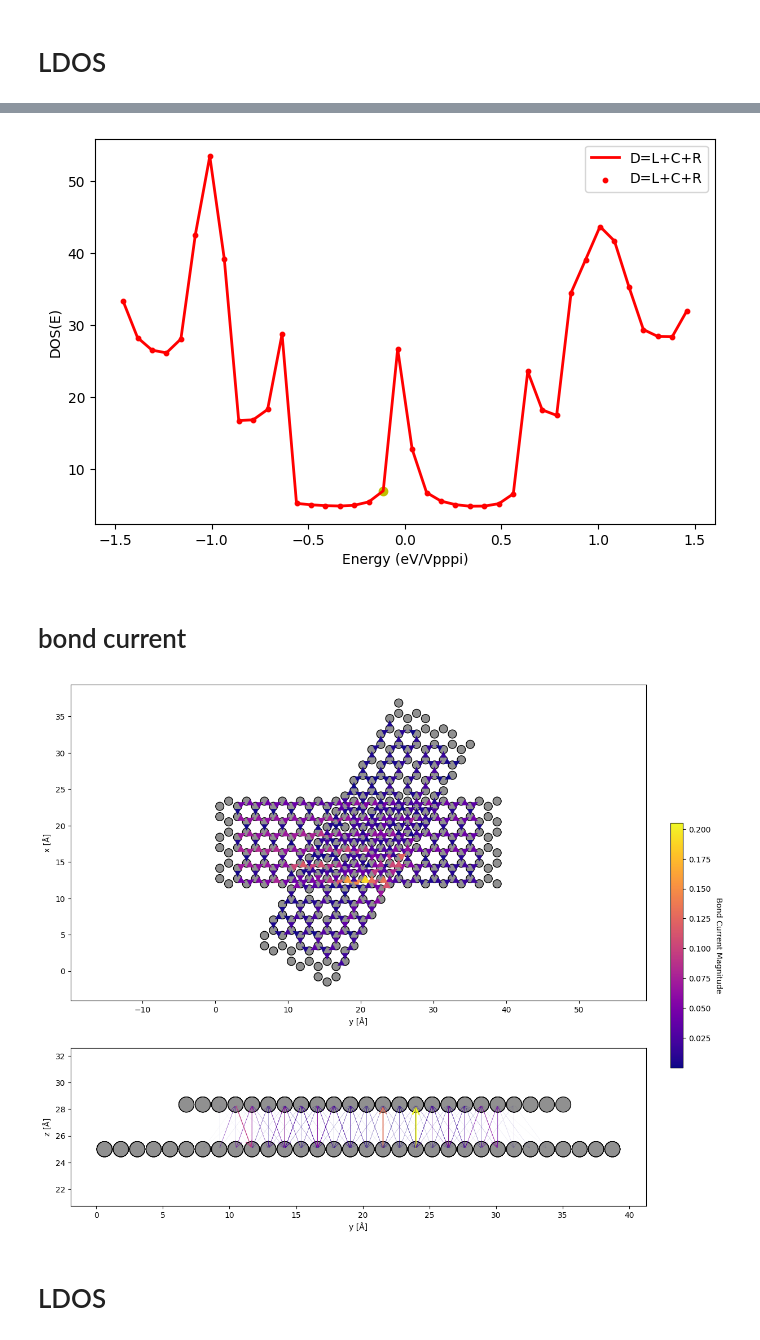
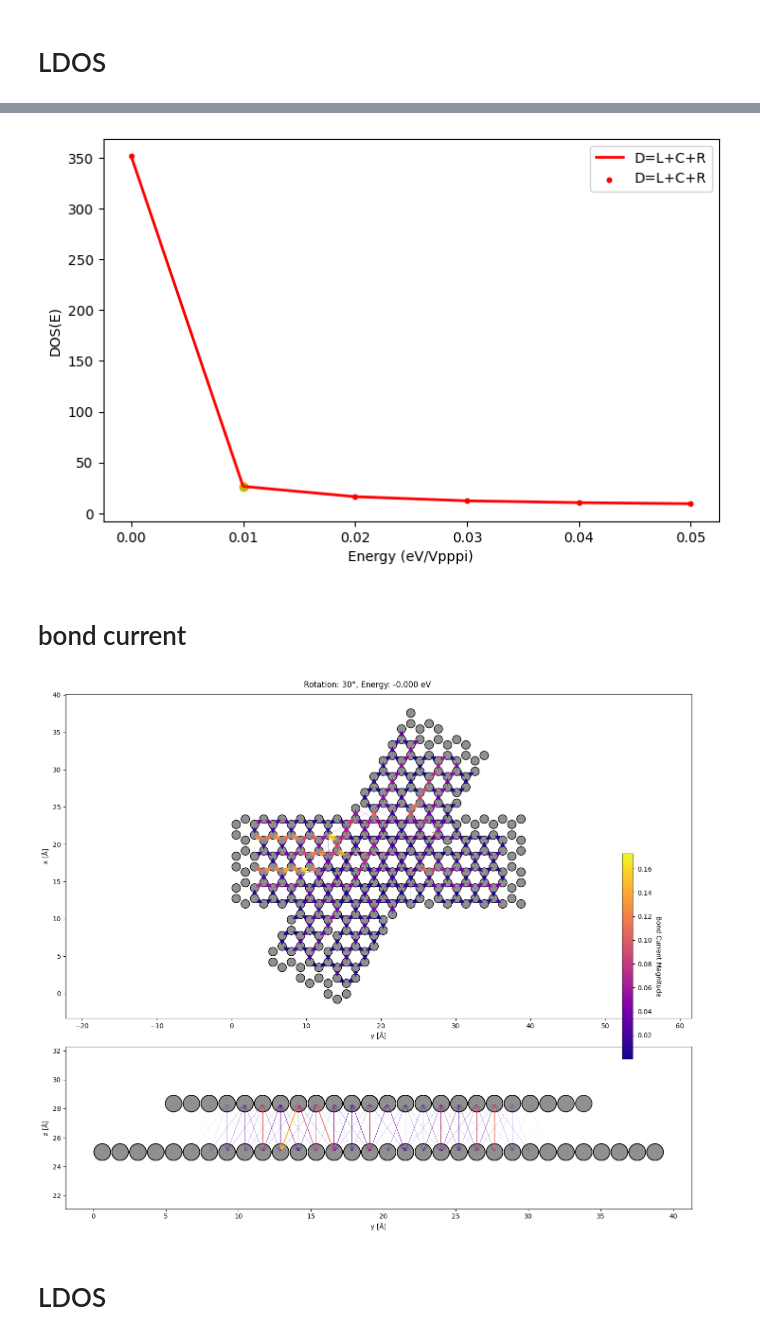
Before and after one commit to KayaGerds/Project, a Jupyter notebook: Main_moy_v2.ipynb, the cells around one changed output, grey strips where cells are left out. Saved outputs shown, nothing was run; the diff lists cells and outputs as text; code cells hidden in the pictures.

```diff
--- a/Main_moy_v2.ipynb
+++ b/Main_moy_v2.ipynb
@@ -458,3 +458,8 @@ def compute_transmission_caroli_v3(energy, eta,HL,VL, HR, VR, HC, VLC, VRC, HD,
 
 
     return transmissionBR,transmissionTL,transmissionTR, g_C, J
+# %%
+energies = np.linspace(0, 0.05, 6)
+print(energies)
+energies = energies*(-2.7)
+print(energies)
@@ -460,0 +469,3 @@ def compute_transmission_caroli_v3(energy, eta,HL,VL, HR, VR, HC, VLC, VRC, HD,
+# %%
+energy_idx = 0
+print(energies[energy_idx])
@@ -461,9 +474,9 @@ def compute_transmission_caroli_v3(energy, eta,HL,VL, HR, VR, HC, VLC, VRC, HD,
 # %%
-# number of energies
-N_E = 100
+# # number of energies
+# N_E = 0.02
 
-# Calculate spectrum
-energies = np.linspace(-10.0, 10.0, N_E)
+# # Calculate spectrum
+# energies = np.linspace(-10.0, 10.0, N_E)
 results = [compute_transmission_caroli_v3(E, 1e-5,HL,VL, HR, VR, HC, VLC, VRC, HD, VLD, VRD,method=2) for E in energies]
 
 # Unpack each column of the results
@@ -481,7 +494,7 @@ dos_D = np.array([
 # transmissionTR = data[:, 3]
 # dos_D = data[:, 4]
 # %%
-energy_idx = 50
+
 
 # --- Plotting ---
 plt.figure(figsize=(10, 6))
@@ -530,7 +543,7 @@ plt.xlabel("Energy (eV/Vpppi)")
 plt.ylabel("DOS(E)")
 plt.show()
 # %% [output]
-[figure, old version]
+[figure, new version]
 # %% [markdown]
 # bond current
 # %%
@@ -610,34 +623,46 @@ for idv, jdv, If, Jf in zip(i_dev, j_dev, I_full, J_full):
         # YX plane arrows - only plot if in-plane
         if in_plane:
             arrow_yx1 = FancyArrowPatch(
                 start_yx, end_yx,
                 arrowstyle='-|>',
                 mutation_scale=20,
                 linewidth=lw,
                 color=col
             )
             ax1.add_patch(arrow_yx1)
 
         # YZ plane arrow - only plot if not in-plane (out-of-plane)
+
         if not in_plane:
             arrow_yz = FancyArrowPatch(
                 start_yz, end_yz,
                 arrowstyle='->',
                 mutation_scale=20,
                 linewidth=lw,
                 color=col
             )
+            # obs
             ax2.add_patch(arrow_yz)
+            arrow_yx1 = FancyArrowPatch(
+                start_yx, end_yx,
+                arrowstyle='->',
+                mutation_scale=20,
+                linewidth=lw,
+                color=col
+            )
+            ax1.add_patch(arrow_yx1)
 
 # Add colorbar
 sm = cm.ScalarMappable(cmap=cmap, norm=norm)
 sm.set_array([])
 cbar = plt.colorbar(sm, ax=[ax1, ax2], orientation='vertical', fraction=0.02, pad=0.04)
 cbar.set_label('Bond Current Magnitude', rotation=270, labelpad=15)
 
+plt.suptitle('Rotation: {}°, Energy: {:.3f} eV'.format(ang, energies[energy_idx]))
+plt.tight_layout()
 plt.show()
 # %% [output]
-[figure, old version]
+[figure, new version]
 # %% [markdown]
 # LDOS
 # %%
```
Also changed, not shown: parts of 7 cells of this notebook, 7 other files.
